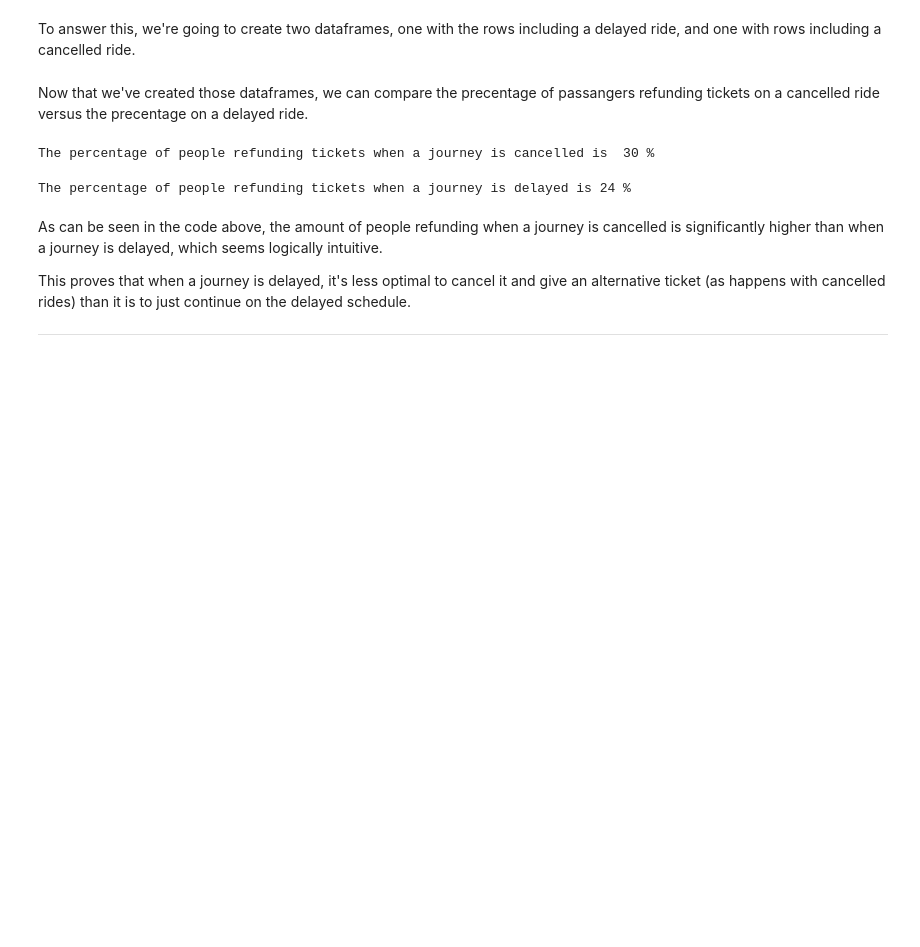
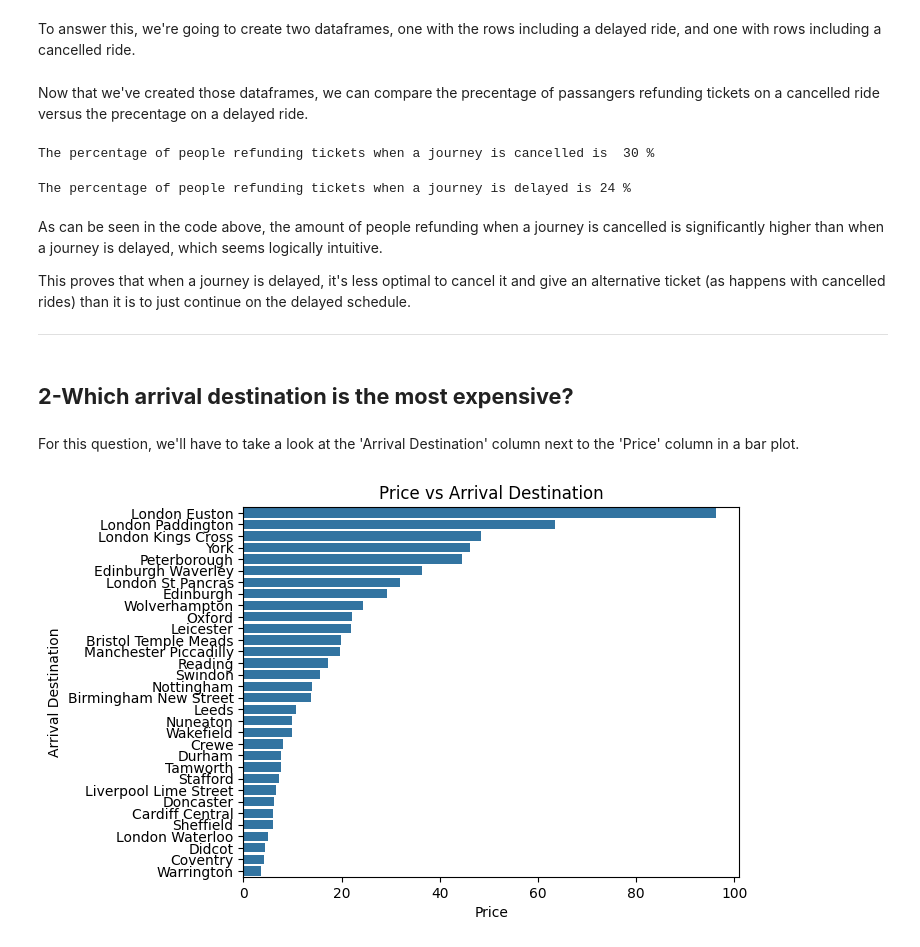
Before and after one commit to guiltter/TrainProject, a Jupyter notebook: Train_project.ipynb, the cells around one changed output. Drawn from its saved outputs; the diff is of its cells as text; code cells hidden in the pictures; blank space fills up the shorter version.

Commit message:
update 1
finished the second EDA question with markdown comments and three visuals for it
(html file and python file were updated in specific)

```diff
--- a/Train_project.ipynb
+++ b/Train_project.ipynb
@@ -281,3 +281,23 @@ As can be seen in the code above, the amount of people refunding when a journey
 This proves that when a journey is delayed, it's less optimal to cancel it and give an alternative ticket (as happens with cancelled rides) than it is to just continue on the delayed schedule.
 
 ---
+# %% [markdown]
+## **2-Which arrival destination is the most expensive?**
+# %% [markdown]
+For this question, we'll have to take a look at the 'Arrival Destination' column next to the 'Price' column in a bar plot.
+# %%
+# Calculate average price for each arrival destination
+avg_prices = train_data.groupby('Arrival Destination')['Price'].mean().sort_values(ascending = False)
+
+# Get the order of arrival destinations based on average price
+y_order = avg_prices.index
+
+
+# Create the barplot, specifying the order of y-axis categories
+sns.barplot(data=train_data, x="Price", y="Arrival Destination", order=y_order, errorbar = None);
+plt.title("Price vs Arrival Destination");
+plt.ylabel("Arrival Destination");
+plt.xlabel("Price");
+plt.show();
+# %% [output]
+[figure, added]
```
Also changed, not shown: parts of 14 cells of this notebook, 1 other file.
